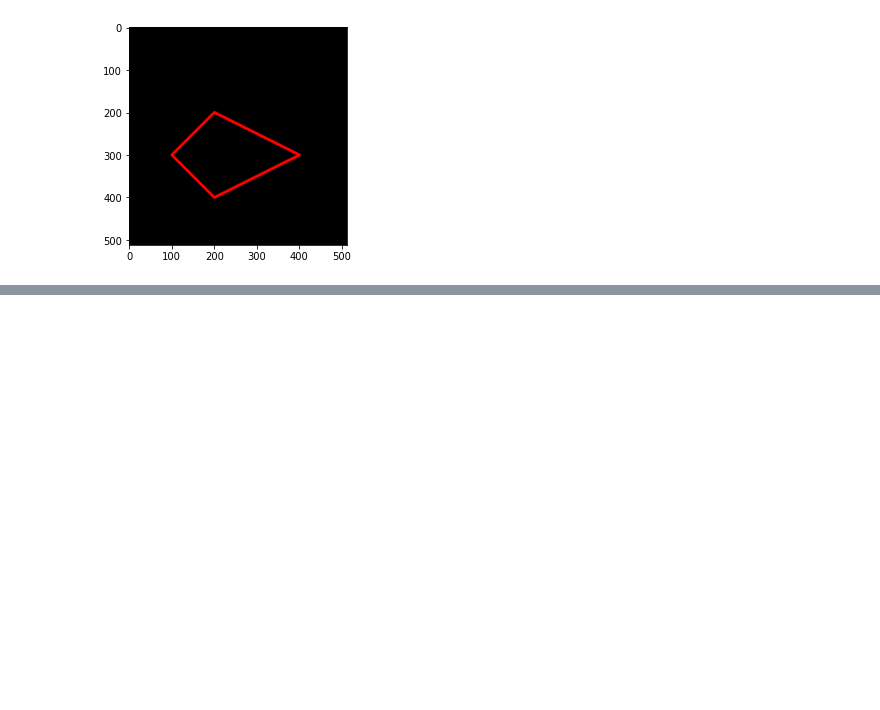
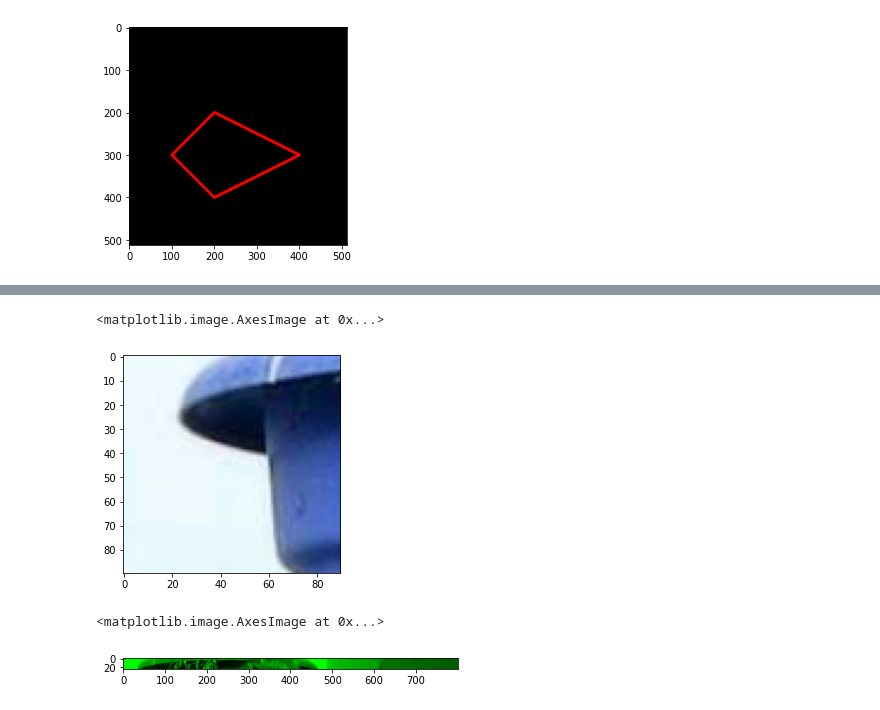
Before and after one commit to wahyupratama18/PCVK_Genap_2022, a Jupyter notebook: Week 2.ipynb, the cells around one changed output, grey strips where cells are left out. Cells and saved outputs as stored; diff of their text form; code cells hidden in the pictures; blank space fills up the shorter version.

```diff
--- a/Week 2.ipynb
+++ b/Week 2.ipynb
@@ -150,0 +169,16 @@ plt.imshow(black2)
+# %%
+#2
+show = img[10:100, 10:100]
+plt.imshow(show)
+# %% [output]
+<matplotlib.image.AxesImage at 0x...>
+[figure, added]
+# %%
+#3 - IMAGE 5-30, GREEN CHANNEL ONLY
+green = img.copy()
+green[:,:,0] = green[:,:,2] = 0
+green = green[5:30]
+plt.imshow(green)
+# %% [output]
+<matplotlib.image.AxesImage at 0x...>
+[figure, added]
```
Also changed, not shown: parts of 3 cells of this notebook.
